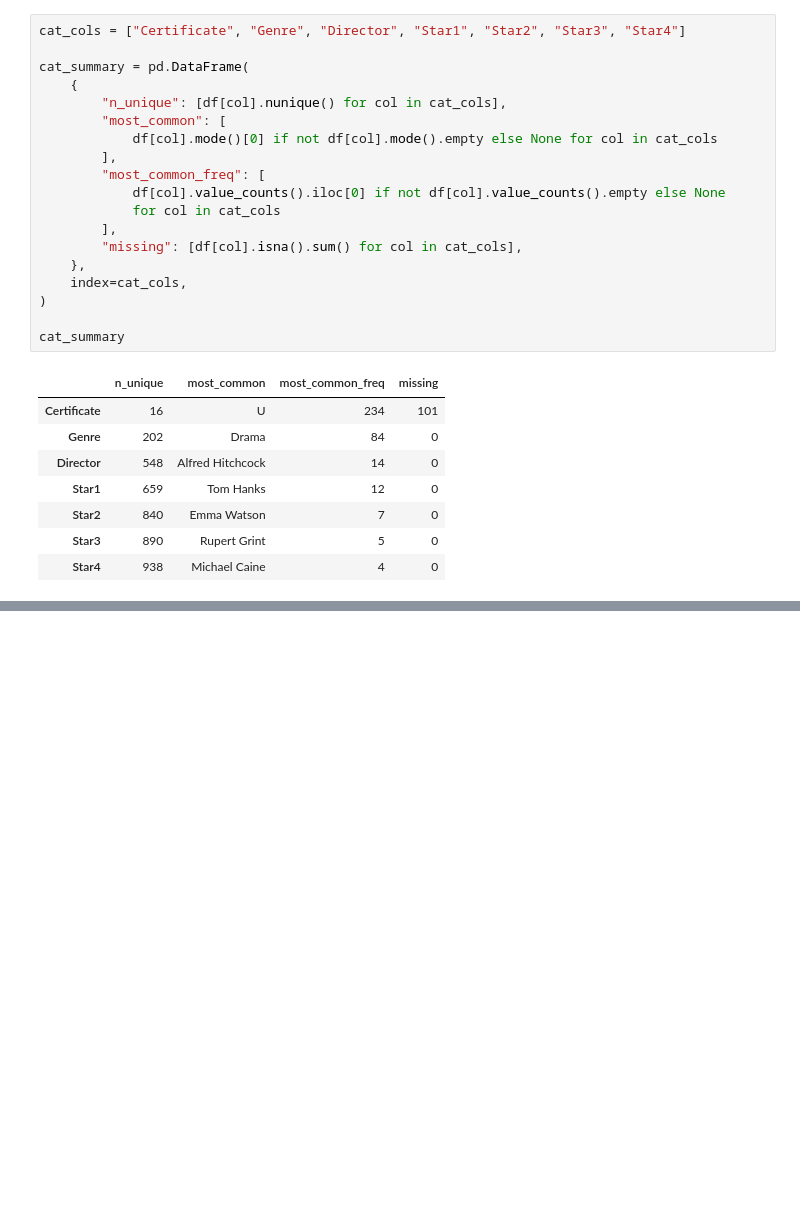
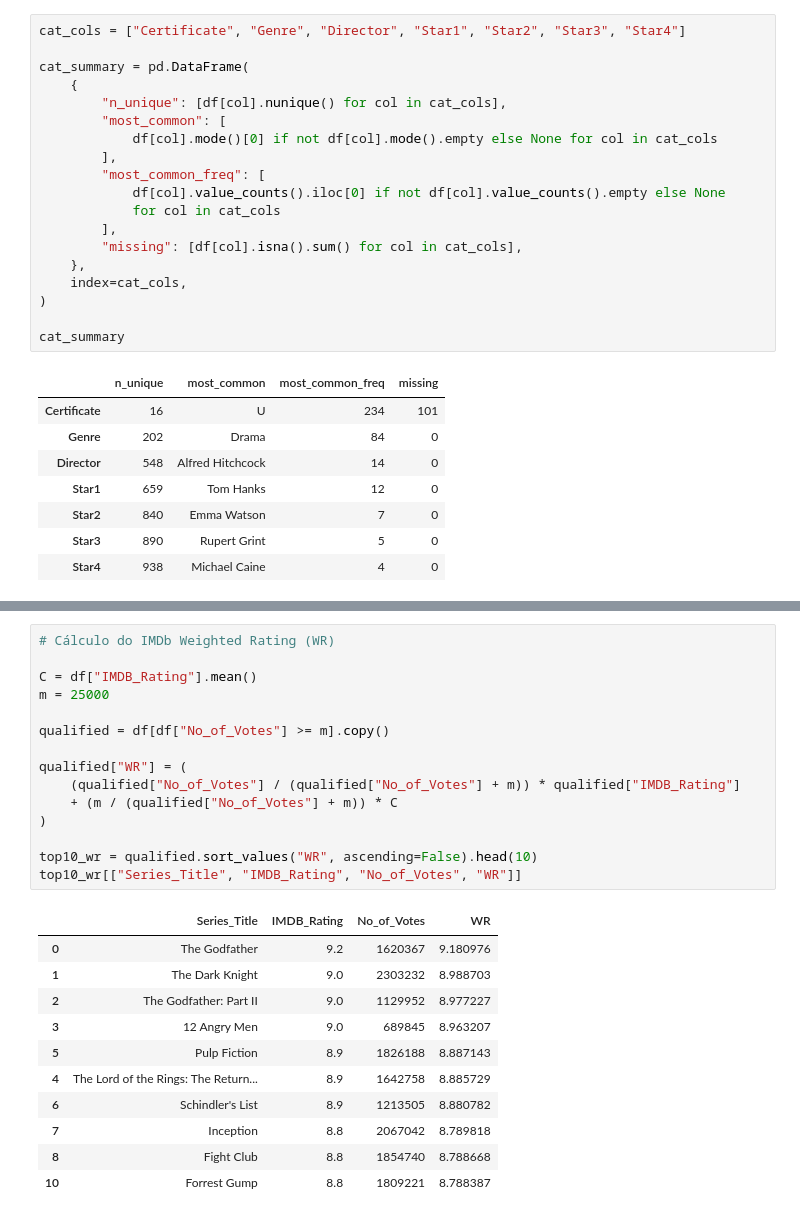
Before and after one commit to nalugomesv/film-greenlight-recommender, a Jupyter notebook: notebooks/01_eda.ipynb, the cells around one changed output, grey strips where cells are left out. Saved outputs shown, nothing was run; the diff lists cells and outputs as text; blank space fills up the shorter version.

Commit message:
feat: add end-to-end EDA, NLP, preprocessing and rating model

```diff
--- a/notebooks/01_eda.ipynb
+++ b/notebooks/01_eda.ipynb
@@ -802,0 +811,27 @@ Conclusões Gerais
+# %%
+# Cálculo do IMDb Weighted Rating (WR)
+
+C = df["IMDB_Rating"].mean()
+m = 25000
+
+qualified = df[df["No_of_Votes"] >= m].copy()
+
+qualified["WR"] = (
+    (qualified["No_of_Votes"] / (qualified["No_of_Votes"] + m)) * qualified["IMDB_Rating"]
+    + (m / (qualified["No_of_Votes"] + m)) * C
+)
+
+top10_wr = qualified.sort_values("WR", ascending=False).head(10)
+top10_wr[["Series_Title", "IMDB_Rating", "No_of_Votes", "WR"]]
+# %% [output]
+|  | Series_Title | IMDB_Rating | No_of_Votes | WR |
+| 0 | The Godfather | 9.2 | 1620367 | 9.180976 |
+| 1 | The Dark Knight | 9.0 | 2303232 | 8.988703 |
+| 2 | The Godfather: Part II | 9.0 | 1129952 | 8.977227 |
+| 3 | 12 Angry Men | 9.0 | 689845 | 8.963207 |
+| 5 | Pulp Fiction | 8.9 | 1826188 | 8.887143 |
+| 4 | The Lord of the Rings: The Return... | 8.9 | 1642758 | 8.885729 |
+| 6 | Schindler's List | 8.9 | 1213505 | 8.880782 |
+| 7 | Inception | 8.8 | 2067042 | 8.789818 |
+| 8 | Fight Club | 8.8 | 1854740 | 8.788668 |
+| 10 | Forrest Gump | 8.8 | 1809221 | 8.788387 |
```
Also changed, not shown: parts of 56 cells of this notebook, 26 other files.
